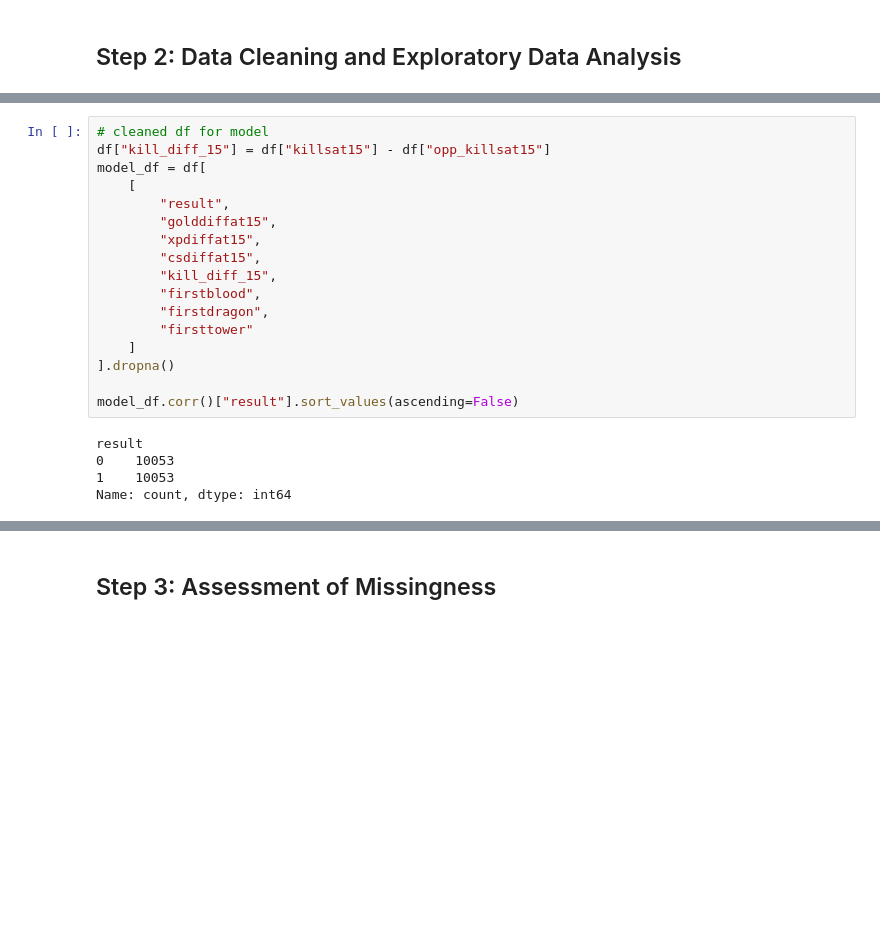
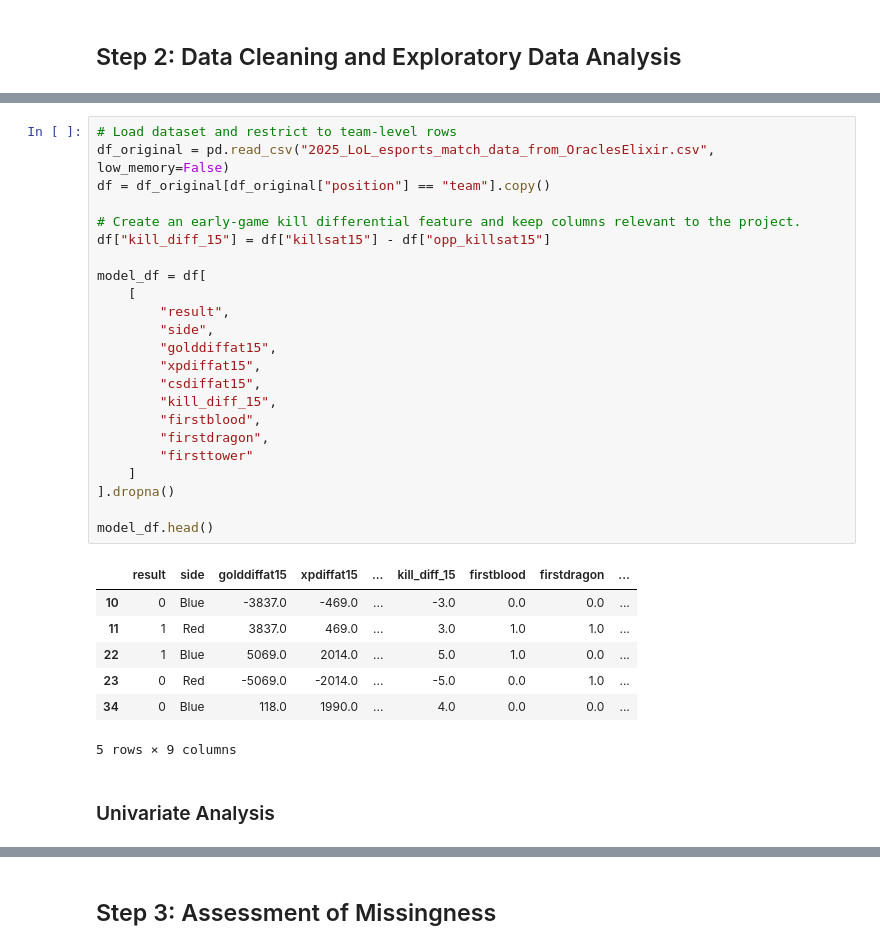
Before and after one commit to iskabell/dsc80-2026-wi, a Jupyter notebook: projects/proj04/template.ipynb, the cells around one changed output, grey strips where cells are left out. Drawn from its saved outputs; the diff is of its cells as text; blank space fills up the shorter version.

```diff
--- a/projects/proj04/template.ipynb
+++ b/projects/proj04/template.ipynb
@@ -31,23 +45,34 @@ df = df[df["position"] == "team"].copy()
 # %%
-# cleaned df for model
+# Load dataset and restrict to team-level rows
+df_original = pd.read_csv("2025_LoL_esports_match_data_from_OraclesElixir.csv", low_memory=False)
+df = df_original[df_original["position"] == "team"].copy()
+
+# Create an early-game kill differential feature and keep columns relevant to the project.
 df["kill_diff_15"] = df["killsat15"] - df["opp_killsat15"]
+
 model_df = df[
     [
         "result",
+        "side",
         "golddiffat15",
         "xpdiffat15",
         "csdiffat15",
         "kill_diff_15",
         "firstblood",
         "firstdragon",
         "firsttower"
     ]
 ].dropna()
 
-model_df.corr()["result"].sort_values(ascending=False)
+model_df.head()
 # %% [output]
+|  | result | side | golddiffat15 | xpdiffat15 | ... | kill_diff_15 | firstblood | firstdragon | ... |
+| 10 | 0 | Blue | -3837.0 | -469.0 | ... | -3.0 | 0.0 | 0.0 | ... |
+| 11 | 1 | Red | 3837.0 | 469.0 | ... | 3.0 | 1.0 | 1.0 | ... |
+| 22 | 1 | Blue | 5069.0 | 2014.0 | ... | 5.0 | 1.0 | 0.0 | ... |
+| 23 | 0 | Red | -5069.0 | -2014.0 | ... | -5.0 | 0.0 | 1.0 | ... |
+| 34 | 0 | Blue | 118.0 | 1990.0 | ... | 4.0 | 0.0 | 0.0 | ... |
-result
-0    10053
-1    10053
-Name: count, dtype: int64
+5 rows × 9 columns
+# %% [markdown]
+### Univariate Analysis
 # %%
```
Also changed, not shown: parts of 51 cells of this notebook.
